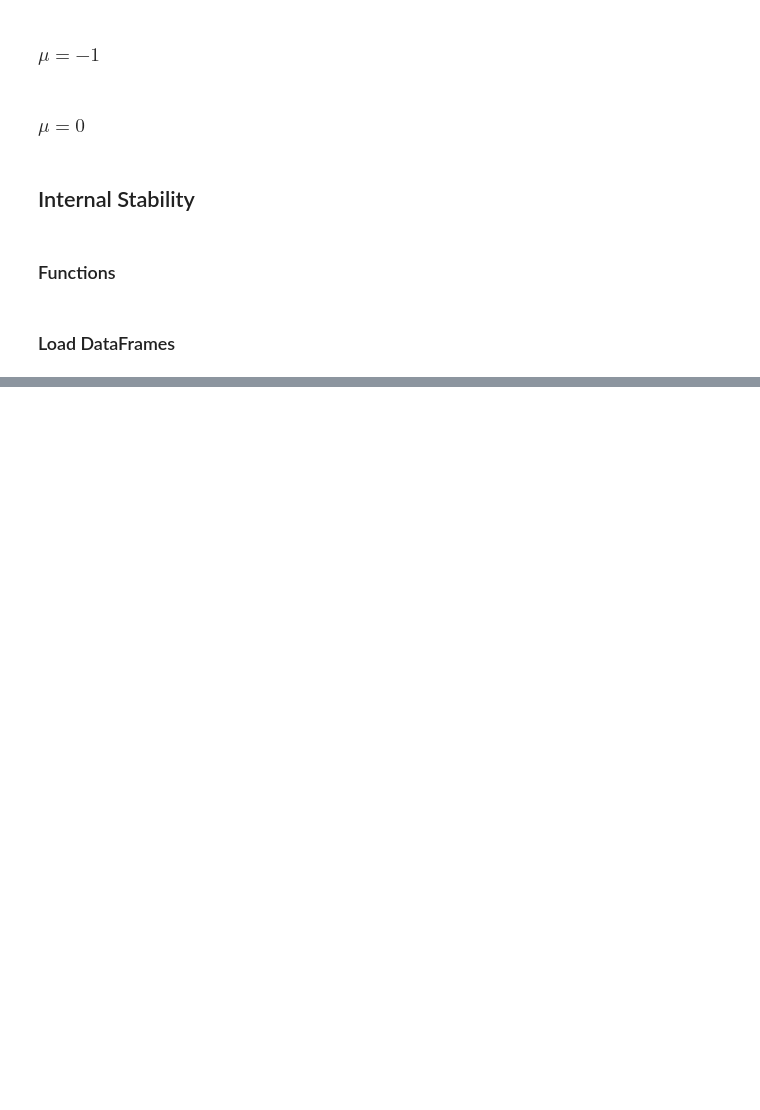
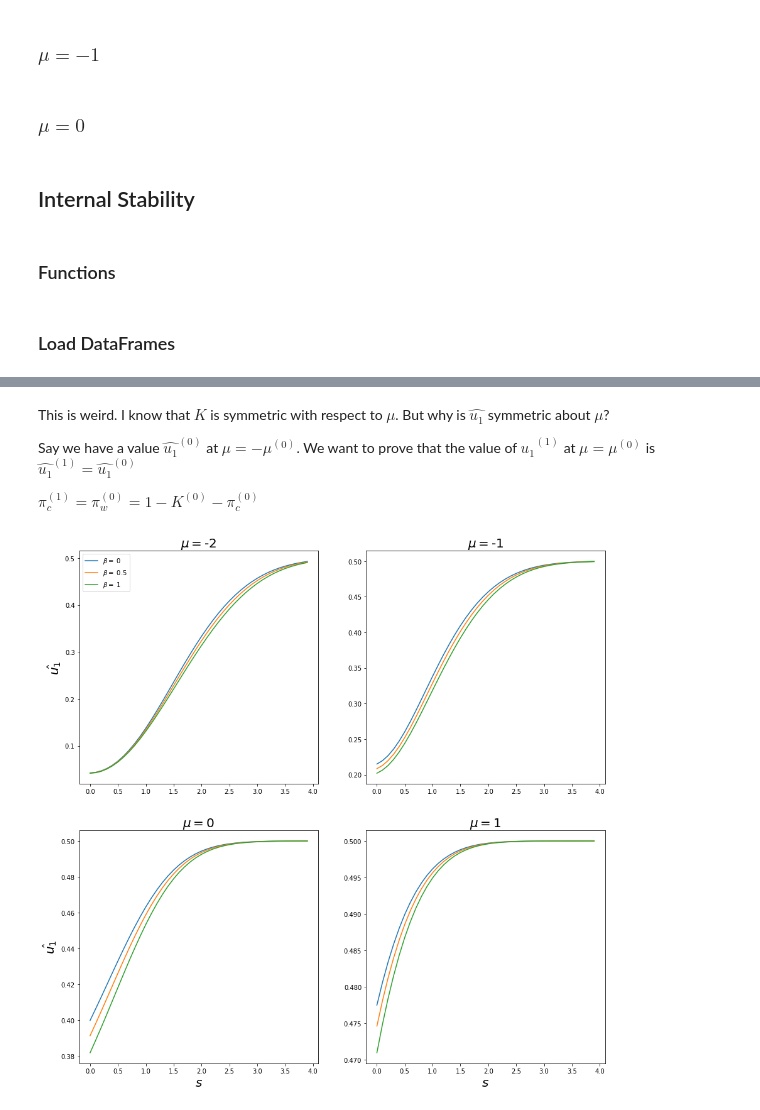
Before and after one commit to taliaborofsky/SocialLearning_Payoff, a Jupyter notebook: PO_Trajectories.ipynb, the cells around one changed output, grey strips where cells are left out. Cells and saved outputs as stored; diff of their text form; code cells hidden in the pictures; blank space fills up the shorter version.

```diff
--- a/PO_Trajectories.ipynb
+++ b/PO_Trajectories.ipynb
@@ -1057,0 +1148,30 @@ dat_unstable
+# %% [markdown]
+This is weird. I know that $K$ is symmetric with respect to $\mu$. But why is $\hat{u_1}$ symmetric about $\mu$?
+
+Say we have a value $\hat{u_1}^{(0)}$ at $\mu = - \mu^{(0)}$. We want to prove that the value of $\hat{u_1}^{(1)}$ at $\mu = \mu^{(0)}$ is $\hat{u_1}^{(1)} = \hat{u_1}^{(0)}$
+
+$\pi_c^{(1)} = \pi_w^{(0)} = 1 - K^{(0)} - \pi_c^{(0)}$
+# %%
+muvals = [-2,-1,0,1]
+f, axs = plt.subplots(2,2,figsize=(15,15))
+K = np.array([Kfun(svals,scs.norm(mu)) for mu in muvals])
+pc = np.array([pcfun(svals,scs.norm(mu)) for mu in muvals])
+betavals = [0,0.5, 1]
+for j,ax in enumerate(axs.flatten()):
+    mu = muvals[j]
+    Kvec = K[j]
+    pcvec = pc[j]
+    for i,beta in enumerate(betavals):
+        u1 = PredictEquilibrium_NoPref(Kvec,pcvec,beta)
+        lab = r'$\beta = $ ' + str(beta)
+        ax.plot(svals,u1, label = lab)
+    t = r'$\mu = $' + str(mu)
+    ax.set_title(t, fontsize = 20)
+axs[0][0].legend()
+axs[0][0].set_ylabel(r'$\hat{u_1}$', fontsize = 20)
+axs[1][0].set_ylabel(r'$\hat{u_1}$', fontsize = 20)
+axs[1][0].set_xlabel(r'$s$', fontsize = 20)
+axs[1][1].set_xlabel(r'$s$', fontsize = 20)
+f.savefig('Figures/u1_s_curve_4x4.png',bbox_inches = 'tight')
+# %% [output]
+[figure, added]
```
Also changed, not shown: parts of 14 cells of this notebook, 15 other files.
